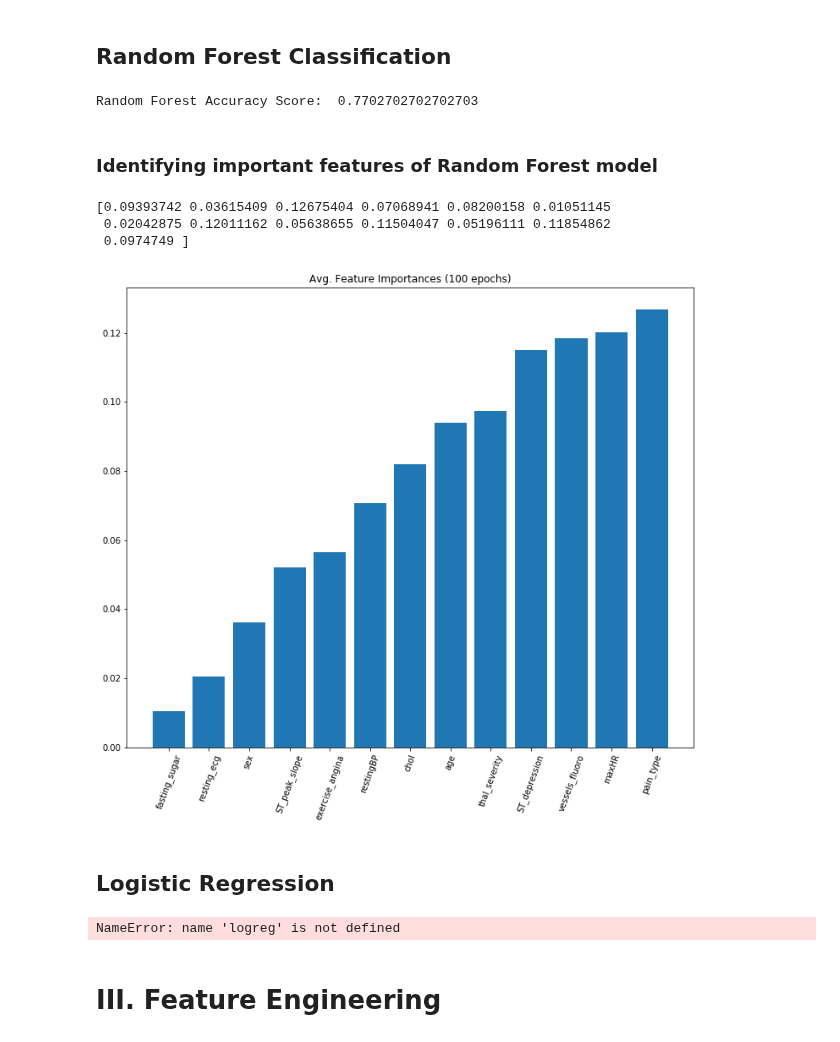
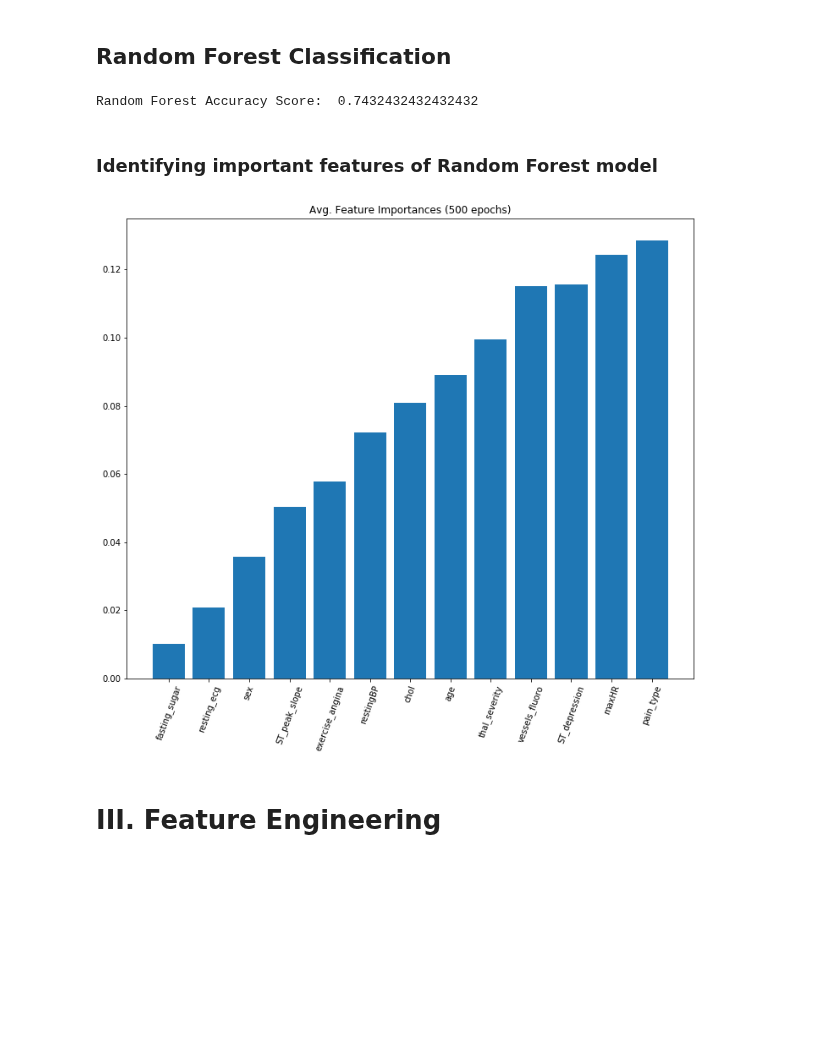
Before and after one commit to ljsauer/LaunchCode, a Jupyter notebook: Final Project - Model/Heart_Disease_Model.ipynb, the cells around one changed output. Saved outputs shown, nothing was run; the diff lists cells and outputs as text; code cells hidden in the pictures; blank space fills up the shorter version.

```diff
--- a/Final Project - Model/Heart_Disease_Model.ipynb
+++ b/Final Project - Model/Heart_Disease_Model.ipynb
@@ -103,7 +202,9 @@ True
 ## Random Forest Classification
 # %%
 from sklearn.ensemble import RandomForestClassifier
-from statistics import mean
+
+X = heart.drop(columns='heart_disease')
+y = heart.heart_disease
 
 def randomforest(X, y):
 
@@ -111,7 +212,7 @@ def randomforest(X, y):
 
     randomforest = RandomForestClassifier()
     model = randomforest.fit(X_train, y_train)
-    epochs = 500
+    epochs = 1000
     score = []
 
     while epochs > 0:
@@ -123,6 +224,6 @@ def randomforest(X, y):
 rf_score_one = randomforest(X, y)
 print("Random Forest Accuracy Score: ", rf_score_one)
 # %% [output]
-Random Forest Accuracy Score:  0.7702702702702703
+Random Forest Accuracy Score:  0.7432432432432432
 # %% [markdown]
 ### Identifying important features of Random Forest model
@@ -151,47 +238,28 @@ model = rfc.fit(X_train, y_train)
 
 featureMatrix = model.feature_importances_
 
-for n in range(100):
+for n in range(500):
     X_train, X_test, y_train, y_test = train_test_split(X, y)
     model = rfc.fit(X_train, y_train)
     featureMatrix = np.vstack((featureMatrix, model.feature_importances_))
 
 mean_importances = np.mean(featureMatrix, axis=0)
-
-print(mean_importances)
-# %% [output]
-[0.09393742 0.03615409 0.12675404 0.07068941 0.08200158 0.01051145
- 0.02042875 0.12011162 0.05638655 0.11504047 0.05196111 0.11854862
- 0.0974749 ]
 # %%
 # Sort importances
 indices = np.argsort(mean_importances)
 
 # Rearrange features so they match the sorted features
 names = [heart.columns[i] for i in indices]
 
 # Plot
 plt.figure()
-plt.title("Avg. Feature Importances (100 epochs)")
+plt.title("Avg. Feature Importances (500 epochs)")
 plt.bar(range(len(indices)), mean_importances[indices])
 plt.xticks(range(len(indices)), [features[i] for i in indices], rotation=70)
 plt.show()
 plt.rcParams["figure.figsize"] = [12.0, 10.0]
 # %% [output]
-[figure, old version]
+[figure, new version]
-# %% [markdown]
-## Logistic Regression
-# %%
-from sklearn.linear_model import LogisticRegression
-
-X = heart.drop(columns='heart_disease')
-y = heart.heart_disease
-
-lg_score_one = logreg(X, y)
-
-print("LogReg Accuracy Score: ", lg_score_one)
-# %% [output]
-NameError: name 'logreg' is not defined
 # %% [markdown]
 # III. Feature Engineering
 # %% [markdown]
```
Also changed, not shown: parts of 29 cells of this notebook.
